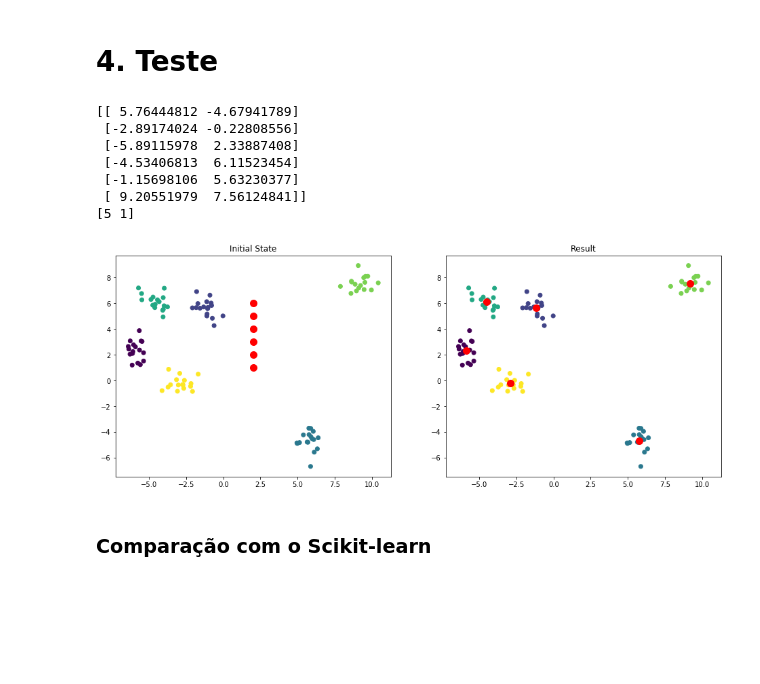
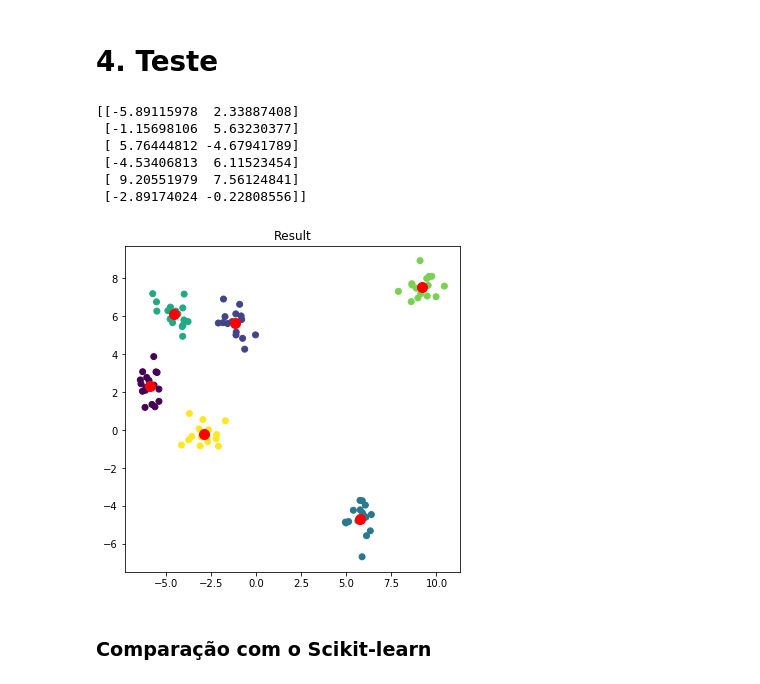
Before and after one commit to arnaldog12/Machine_Learning, a Jupyter notebook: K-Means.ipynb, the cells around one changed output. Drawn from its saved outputs; the diff is of its cells as text; code cells hidden in the pictures; blank space fills up the shorter version.

```diff
--- a/K-Means.ipynb
+++ b/K-Means.ipynb
@@ -56,29 +60,22 @@ def plotKMeans(x, y, centroids, subplot, title):
     plt.scatter(x[:,0], x[:,1],c=y)
     plt.scatter(centroids[:,0], centroids[:,1], s=100, c='red')
     plt.title(title)
-# %%
-x, y = make_blobs(n_samples=100, centers=6, random_state=1234, cluster_std=0.6)
-
-kmeans = K_Means(max_iter=300, centroids=np.array([[2,1],[2,2],[2,3],[2,4],[2,5],[2,6]]))
-
-plt.figure(figsize=(16,6))
-plotKMeans(x, y, kmeans.centroids, 121, 'Initial State')
-
-kmeans.fit(x)
-print(kmeans.centroids)
-
-plotKMeans(x, y, kmeans.centroids, 122, 'Result')
-
-print(kmeans.predict(np.array([[10,7],[0,0]])))
-# %% [output]
-[[ 5.76444812 -4.67941789]
- [-2.89174024 -0.22808556]
- [-5.89115978  2.33887408]
- [-4.53406813  6.11523454]
- [-1.15698106  5.63230377]
- [ 9.20551979  7.56124841]]
-[5 1]
-[figure, removed]
+# %%
+np.random.seed(1234)
+kmeans = K_Means(n_clusters=6, max_iter=300)
+kmeans.fit(x)
+
+print(kmeans.centroids)
+
+plotKMeans(x, y, kmeans.centroids, 'Result')
+# %% [output]
+[[-5.89115978  2.33887408]
+ [-1.15698106  5.63230377]
+ [ 5.76444812 -4.67941789]
+ [-4.53406813  6.11523454]
+ [ 9.20551979  7.56124841]
+ [-2.89174024 -0.22808556]]
+[figure, added]
 # %% [markdown]
 ### Comparação com o Scikit-learn
 # %%
```
Also changed, not shown: parts of 5 cells of this notebook.
